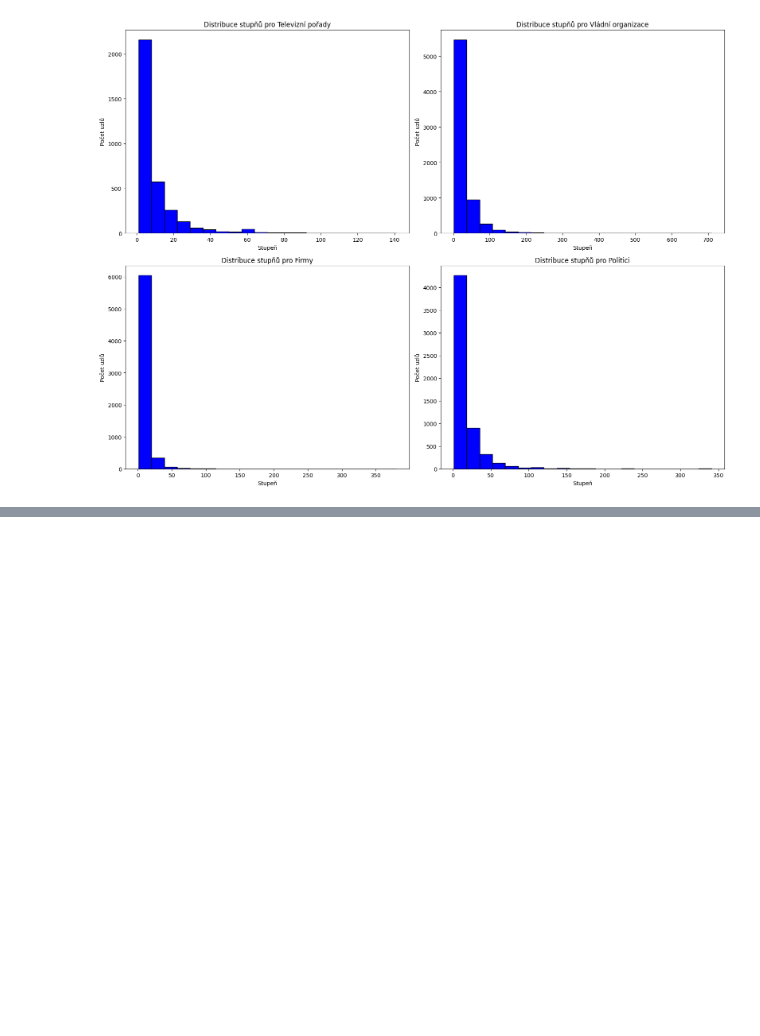
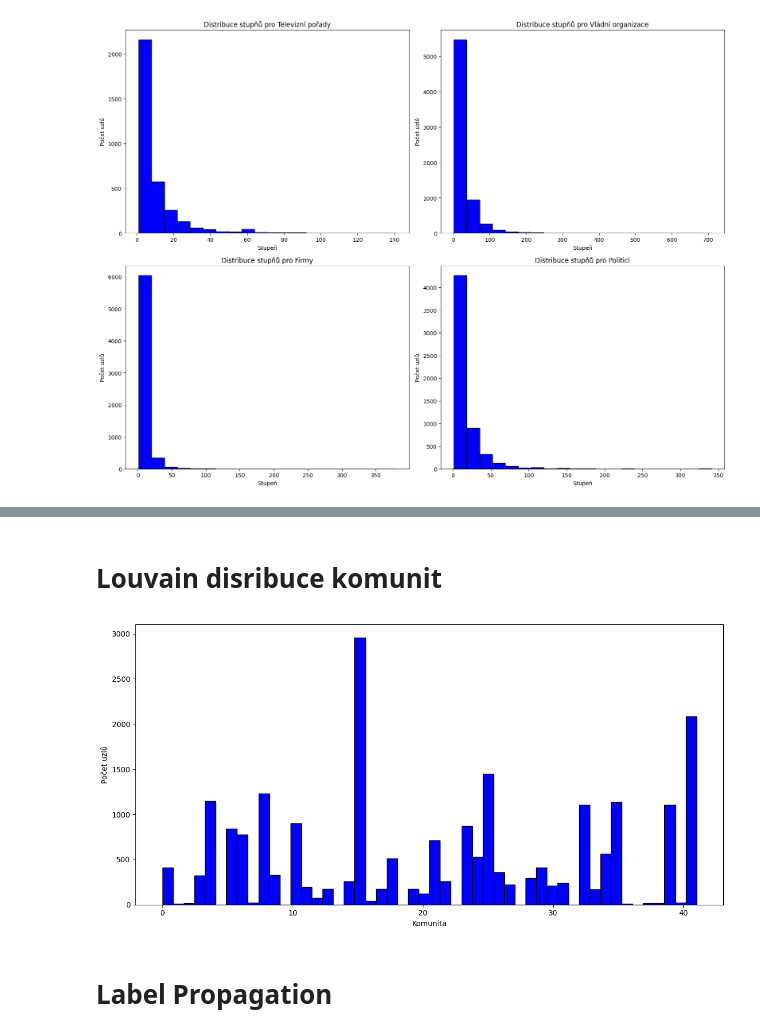
Before and after one commit to SLI0124/metody-analyzy-siti-i, a Jupyter notebook: project/data_visualisation.ipynb, the cells around one changed output, grey strips where cells are left out. Cells and saved outputs as stored; diff of their text form; code cells hidden in the pictures; blank space fills up the shorter version.

```diff
--- a/project/data_visualisation.ipynb
+++ b/project/data_visualisation.ipynb
@@ -490,0 +539,15 @@ plt.show()
+# %% [markdown]
+# Louvain disribuce komunit
+# %%
+plt.figure(figsize=(12, 6))
+plt.hist(gephi_df['modularity_class'], bins=50, edgecolor='black', color='b')
+
+plt.xlabel('Komunita')
+plt.ylabel('Počet uzlů')
+plt.tight_layout()
+plt.savefig(save_path + 'community_distribution_louvain.png')
+plt.show()
+# %% [output]
+[figure, added]
+# %% [markdown]
+# Label Propagation
```
Also changed, not shown: parts of 41 cells of this notebook, 5 other files.
